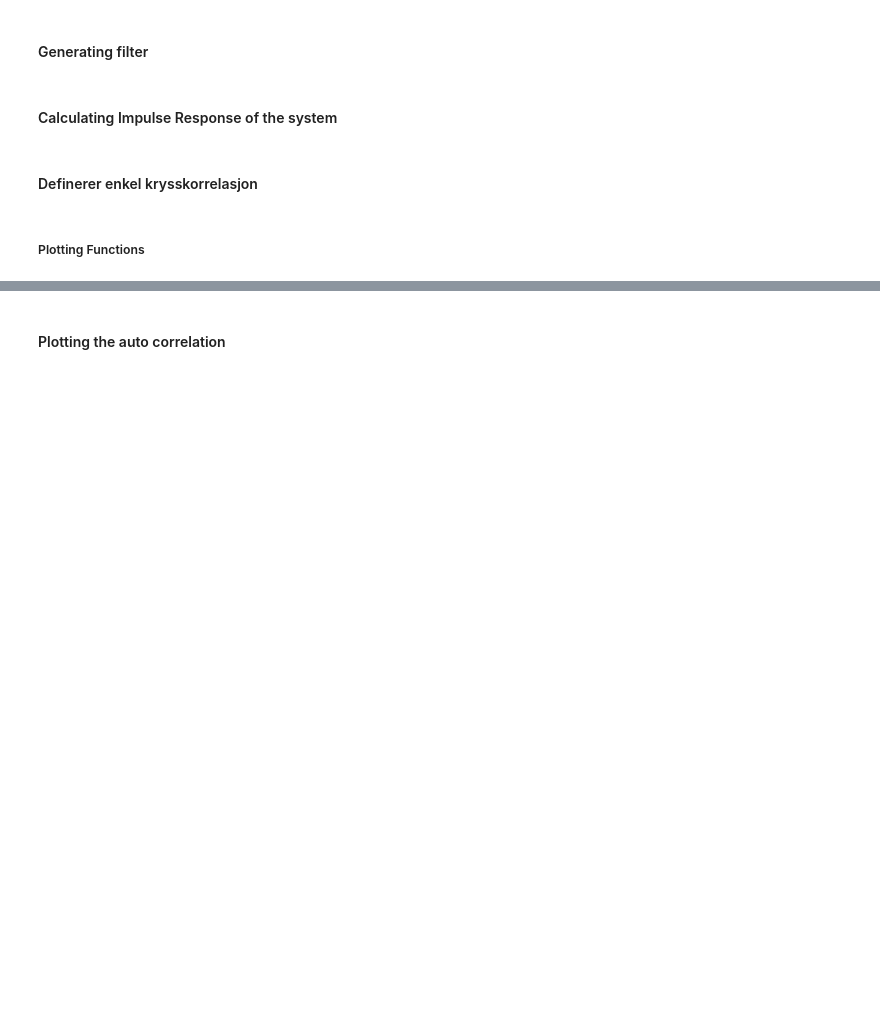
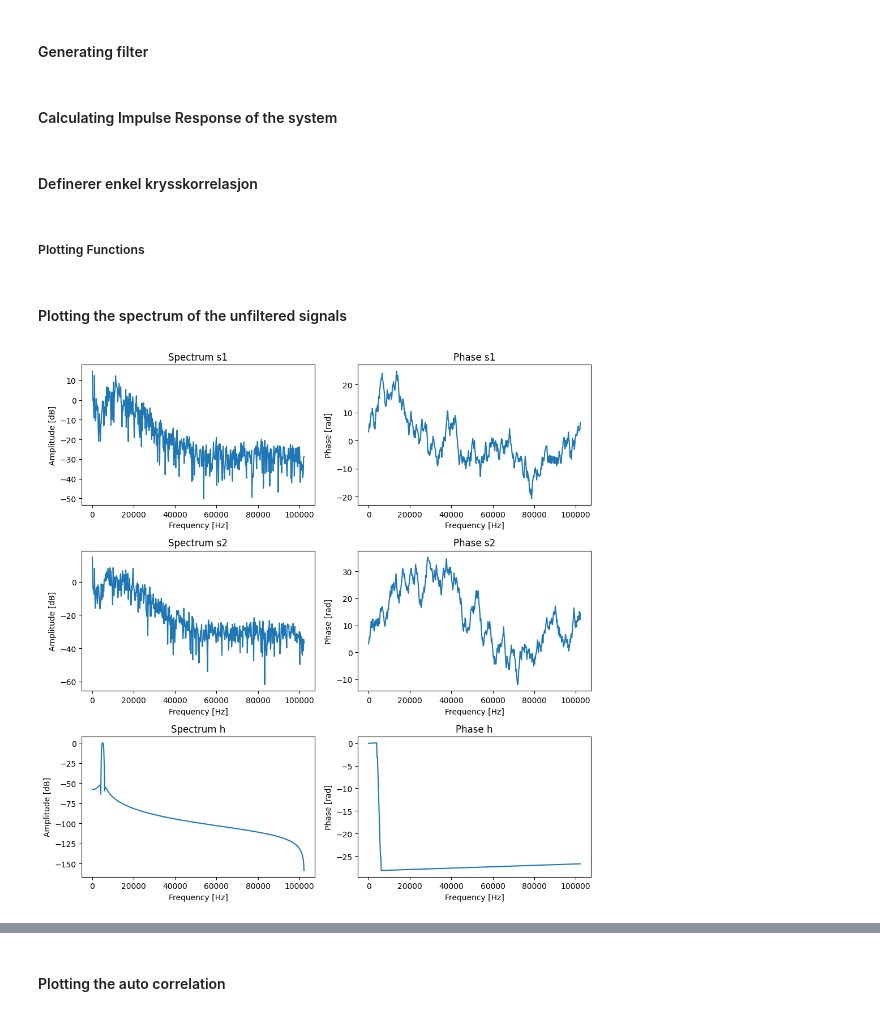
Before and after one commit to malanmyri/Master_project, a Jupyter notebook: model/correlation_1d.ipynb, the cells around one changed output, grey strips where cells are left out. Cells and saved outputs as stored; diff of their text form; code cells hidden in the pictures; blank space fills up the shorter version.

```diff
--- a/model/correlation_1d.ipynb
+++ b/model/correlation_1d.ipynb
@@ -212,0 +304,6 @@ def plotting_auto_corr(a,
+# %% [markdown]
+#### Plotting the spectrum of the unfiltered signals
+# %%
+plotting_spectrum(s1, s2, h, "s1", "s2", "h")
+# %% [output]
+[figure, added]
```
Also changed, not shown: parts of 22 cells of this notebook.
